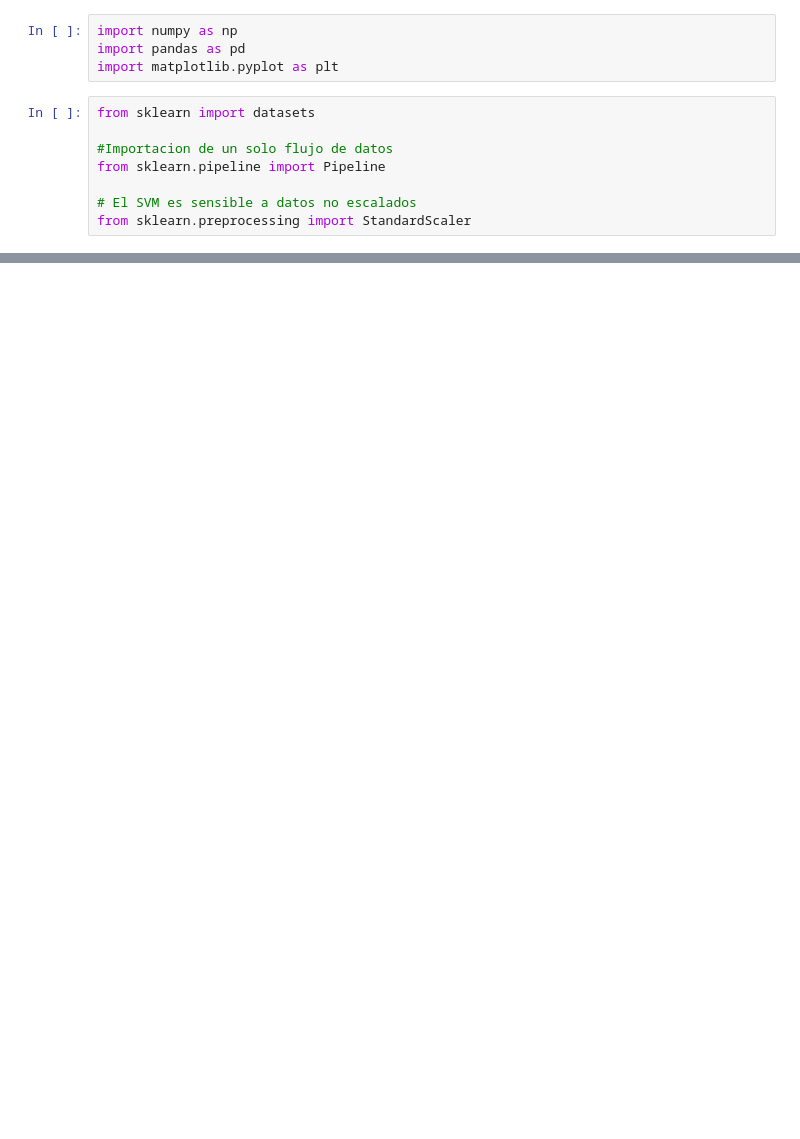
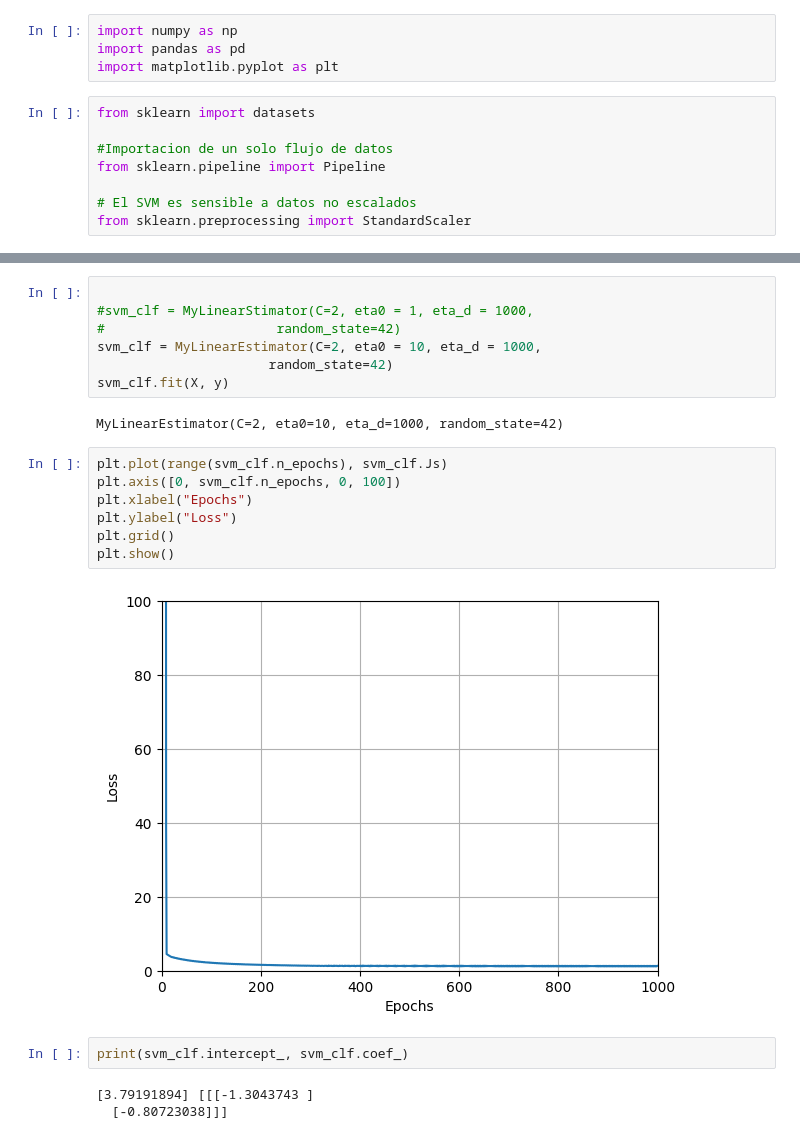
Before and after one commit to jorgeflorestn/MachineLearning_Notebooks, a Jupyter notebook: 03_Support_Vector_Machine/14_SVM_Gradiant_Desent.ipynb, the cells around one changed output, grey strips where cells are left out. Saved outputs shown, nothing was run; the diff lists cells and outputs as text; blank space fills up the shorter version.

```diff
--- a/03_Support_Vector_Machine/14_SVM_Gradiant_Desent.ipynb
+++ b/03_Support_Vector_Machine/14_SVM_Gradiant_Desent.ipynb
@@ -68,0 +70,23 @@ class MyLinearStimator(BaseEstimator):
+# %%
+
+#svm_clf = MyLinearStimator(C=2, eta0 = 1, eta_d = 1000,
+#                      random_state=42)
+svm_clf = MyLinearEstimator(C=2, eta0 = 10, eta_d = 1000,
+                      random_state=42)
+svm_clf.fit(X, y)
+# %% [output]
+MyLinearEstimator(C=2, eta0=10, eta_d=1000, random_state=42)
+# %%
+plt.plot(range(svm_clf.n_epochs), svm_clf.Js)
+plt.axis([0, svm_clf.n_epochs, 0, 100])
+plt.xlabel("Epochs")
+plt.ylabel("Loss")
+plt.grid()
+plt.show()
+# %% [output]
+[figure, added]
+# %%
+print(svm_clf.intercept_, svm_clf.coef_)
+# %% [output]
+[3.79191894] [[[-1.3043743 ]
+  [-0.80723038]]]
```
Also changed, not shown: parts of 7 cells of this notebook.
